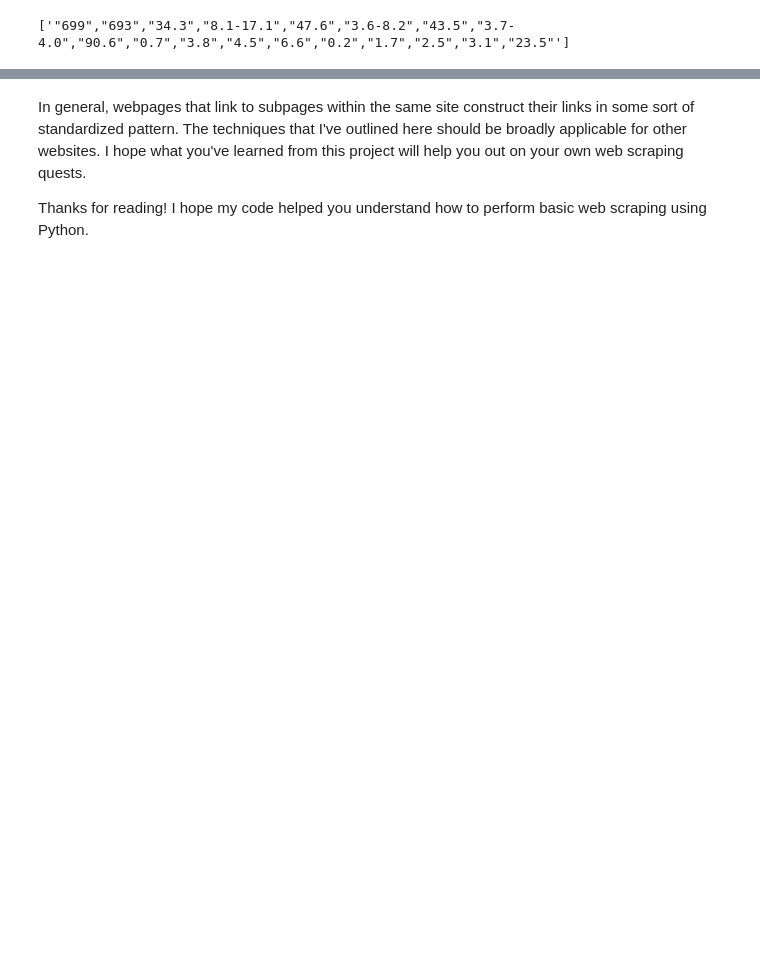
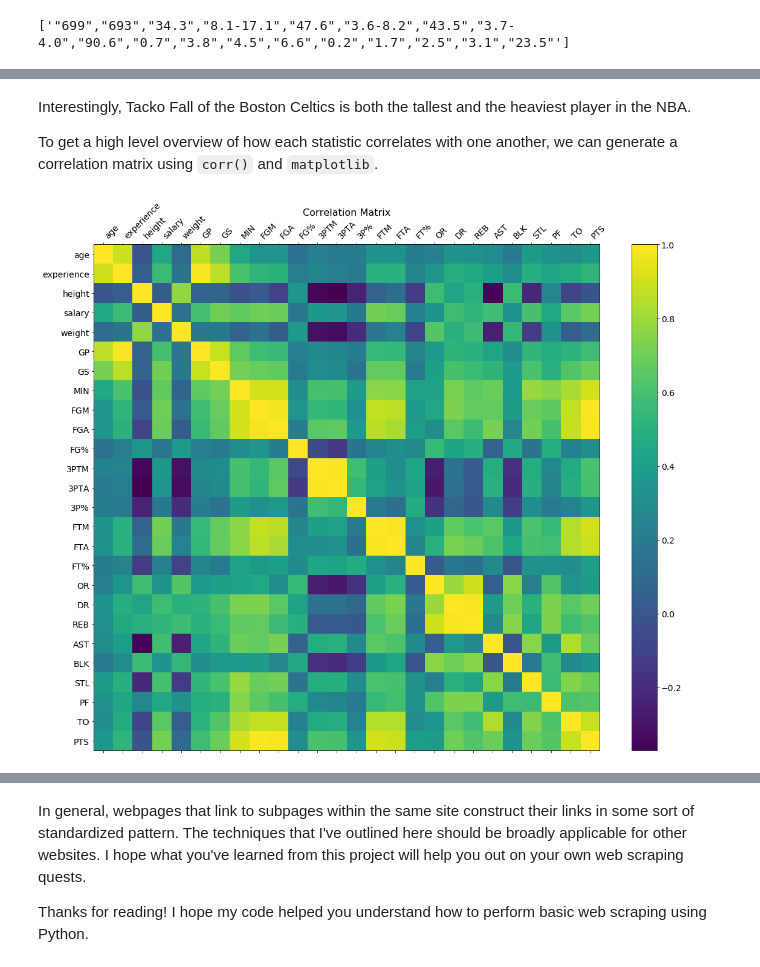
Before and after one commit to erilu/web-scraping-NBA-statistics, a Jupyter notebook: scrape-nba-salaries-notebook.ipynb, the cells around one changed output, grey strips where cells are left out. Cells and saved outputs as stored; diff of their text form; code cells hidden in the pictures; blank space fills up the shorter version.

```diff
--- a/scrape-nba-salaries-notebook.ipynb
+++ b/scrape-nba-salaries-notebook.ipynb
@@ -528,0 +542,18 @@ Again, this is achieved by looping through all the team rosters on the ESPN webs
+# %% [markdown]
+Interestingly, Tacko Fall of the Boston Celtics is both the tallest and the heaviest player in the NBA.
+
+To get a high level overview of how each statistic correlates with one another, we can generate a correlation matrix using `corr()` and `matplotlib`.
+# %%
+corr_matrix = all_stats_df.drop(['id','jersey'],1).corr()
+# %%
+import matplotlib.pyplot as plt
+
+f = plt.figure(figsize=(19, 15))
+plt.matshow(corr_matrix, fignum=f.number)
+plt.xticks(range(corr_matrix.shape[1]), corr_matrix.columns, fontsize=14, rotation=45, ha = 'left')
+plt.yticks(range(corr_matrix.shape[1]), corr_matrix.columns, fontsize=14)
+cb = plt.colorbar()
+cb.ax.tick_params(labelsize=14)
+plt.title('Correlation Matrix', fontsize=16);
+# %% [output]
+[figure, added]
```
Also changed, not shown: parts of 83 cells of this notebook, 1 other file.
